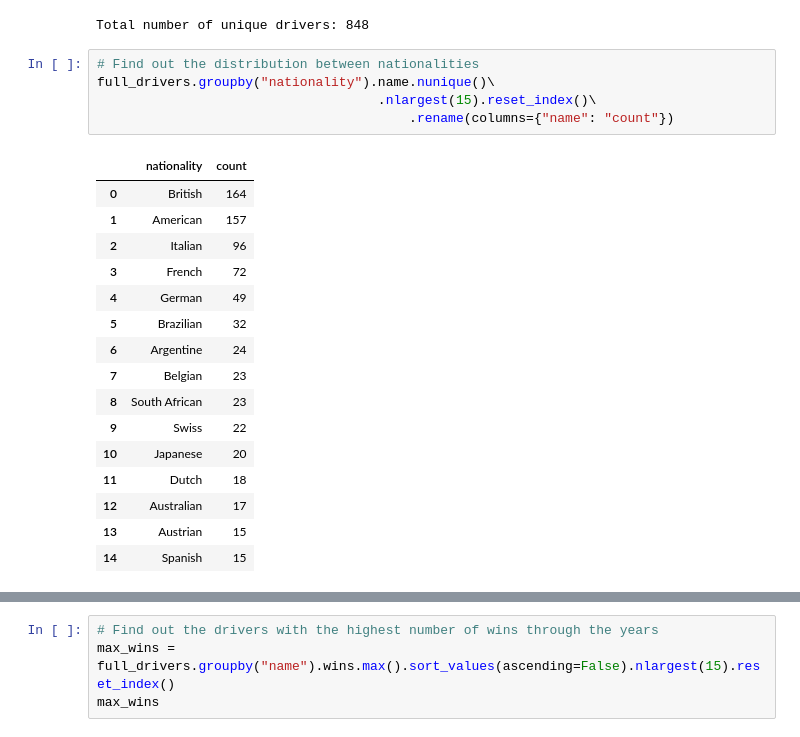
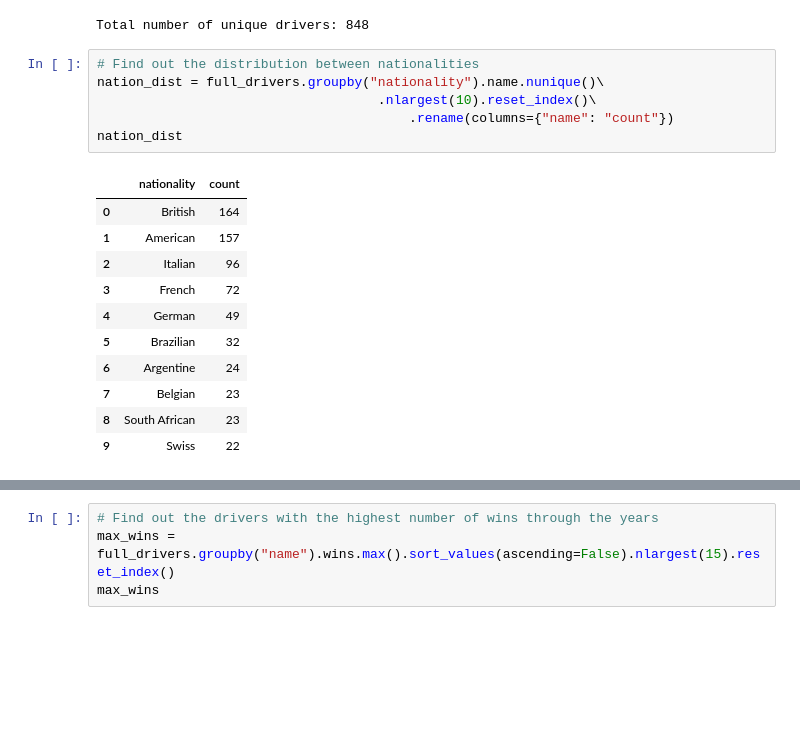
Before and after one commit to soyuz108/EDA-Formula-1-Drivers, a Jupyter notebook: drivers_analysis.ipynb, the cells around one changed output, grey strips where cells are left out. Drawn from its saved outputs; the diff is of its cells as text; blank space fills up the shorter version.

```diff
--- a/drivers_analysis.ipynb
+++ b/drivers_analysis.ipynb
@@ -148,23 +146,19 @@ print(f"Total number of unique drivers: {full_drivers.name.nunique()}")
 Total number of unique drivers: 848
 # %%
 # Find out the distribution between nationalities
-full_drivers.groupby("nationality").name.nunique()\
-                                    .nlargest(15).reset_index()\
+nation_dist = full_drivers.groupby("nationality").name.nunique()\
+                                    .nlargest(10).reset_index()\
                                         .rename(columns={"name": "count"})
+nation_dist
 # %% [output]
 |  | nationality | count |
 | 0 | British | 164 |
 | 1 | American | 157 |
 | 2 | Italian | 96 |
 | 3 | French | 72 |
 | 4 | German | 49 |
 | 5 | Brazilian | 32 |
 | 6 | Argentine | 24 |
 | 7 | Belgian | 23 |
 | 8 | South African | 23 |
 | 9 | Swiss | 22 |
-| 10 | Japanese | 20 |
-| 11 | Dutch | 18 |
-| 12 | Australian | 17 |
-| 13 | Austrian | 15 |
-| 14 | Spanish | 15 |
```
Also changed, not shown: parts of 6 cells of this notebook.
